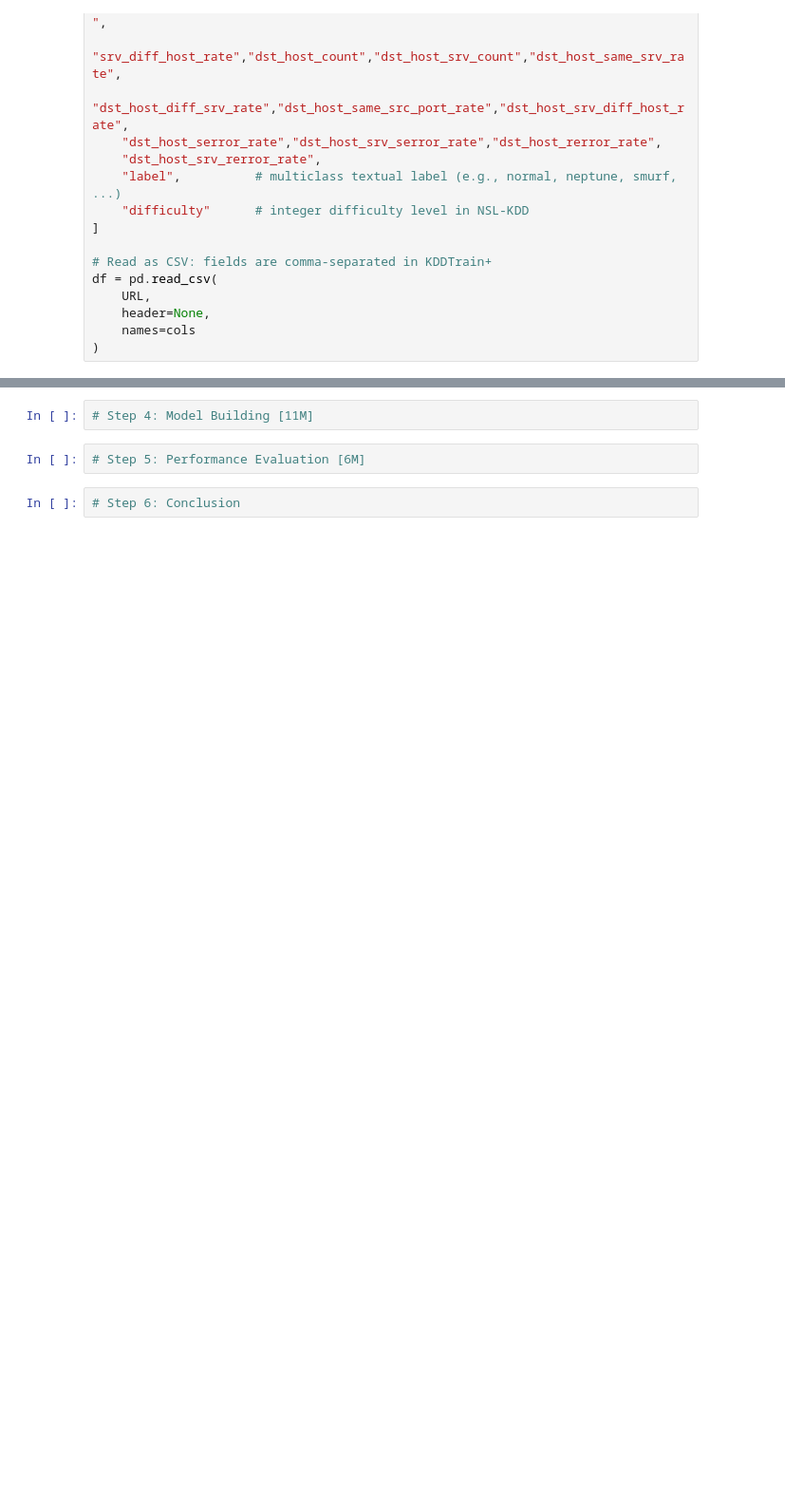
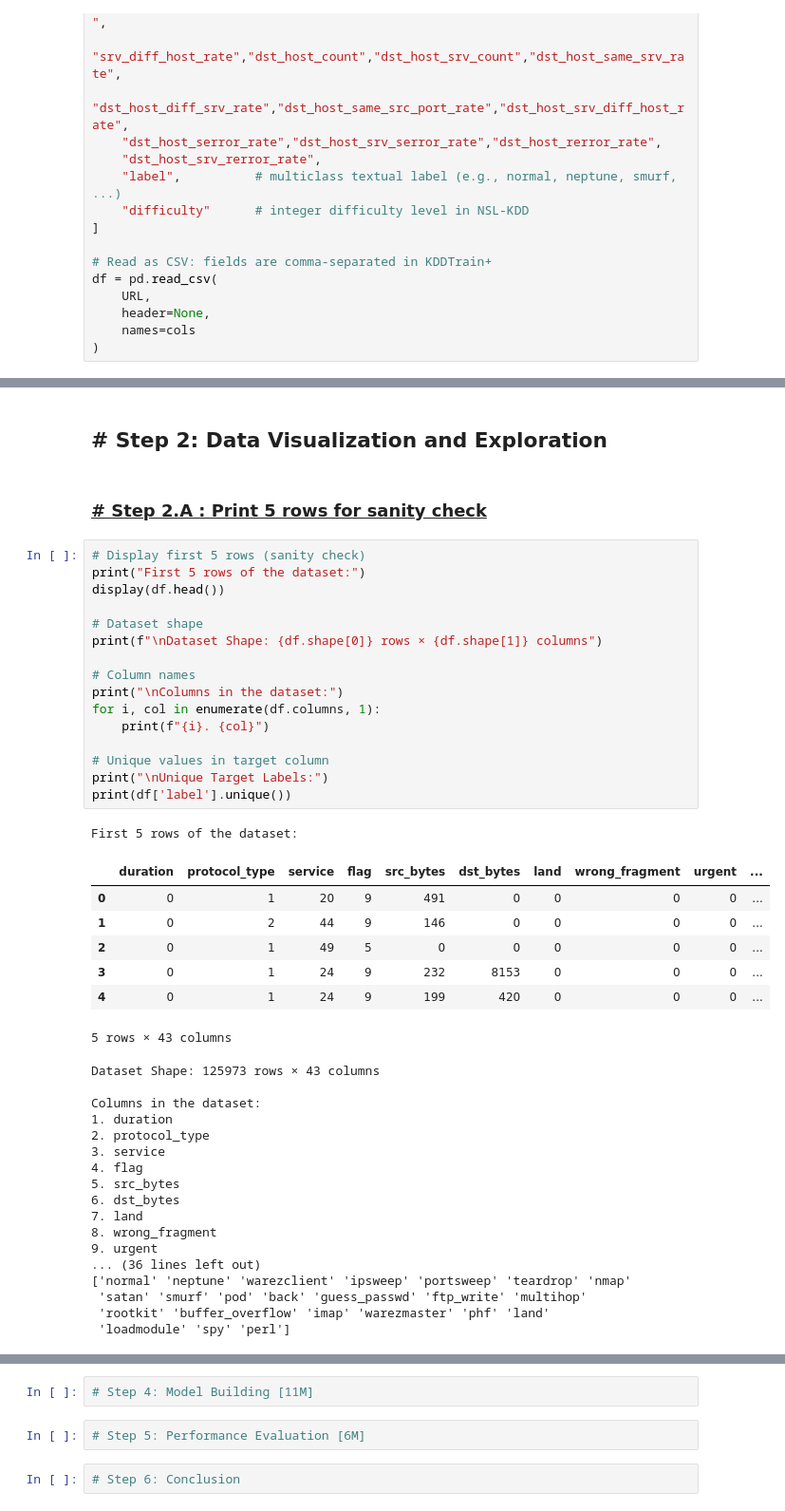
Before and after one commit to datawithadi/ML, a Jupyter notebook: ML_PS2.ipynb, the cells around one changed output, grey strips where cells are left out. Shown at 95% size. Saved outputs shown, nothing was run; the diff lists cells and outputs as text; blank space fills up the shorter version.

```diff
--- a/ML_PS2.ipynb
+++ b/ML_PS2.ipynb
@@ -109,0 +35,46 @@ Unique Labels: ['normal' 'neptune' 'warezclient' 'ipsweep' 'portsweep' 'teardrop
+# %% [markdown]
+## <b>#	Step 2: Data Visualization and Exploration</b>
+# %% [markdown]
+### <b><u># Step 2.A : Print 5 rows for sanity check</u></b>
+# %%
+# Display first 5 rows (sanity check)
+print("First 5 rows of the dataset:")
+display(df.head())
+
+# Dataset shape
+print(f"\nDataset Shape: {df.shape[0]} rows × {df.shape[1]} columns")
+
+# Column names
+print("\nColumns in the dataset:")
+for i, col in enumerate(df.columns, 1):
+    print(f"{i}. {col}")
+
+# Unique values in target column
+print("\nUnique Target Labels:")
+print(df['label'].unique())
+# %% [output]
+First 5 rows of the dataset:
+|  | duration | protocol_type | service | flag | src_bytes | dst_bytes | land | wrong_fragment | urgent | ... |
+| 0 | 0 | 1 | 20 | 9 | 491 | 0 | 0 | 0 | 0 | ... |
+| 1 | 0 | 2 | 44 | 9 | 146 | 0 | 0 | 0 | 0 | ... |
+| 2 | 0 | 1 | 49 | 5 | 0 | 0 | 0 | 0 | 0 | ... |
+| 3 | 0 | 1 | 24 | 9 | 232 | 8153 | 0 | 0 | 0 | ... |
+| 4 | 0 | 1 | 24 | 9 | 199 | 420 | 0 | 0 | 0 | ... |
+5 rows × 43 columns
+Dataset Shape: 125973 rows × 43 columns
+
+Columns in the dataset:
+1. duration
+2. protocol_type
+3. service
+4. flag
+5. src_bytes
+6. dst_bytes
+7. land
+8. wrong_fragment
+9. urgent
+... (36 lines left out)
+['normal' 'neptune' 'warezclient' 'ipsweep' 'portsweep' 'teardrop' 'nmap'
+ 'satan' 'smurf' 'pod' 'back' 'guess_passwd' 'ftp_write' 'multihop'
+ 'rootkit' 'buffer_overflow' 'imap' 'warezmaster' 'phf' 'land'
+ 'loadmodule' 'spy' 'perl']
```
Also changed, not shown: parts of 22 cells of this notebook.
